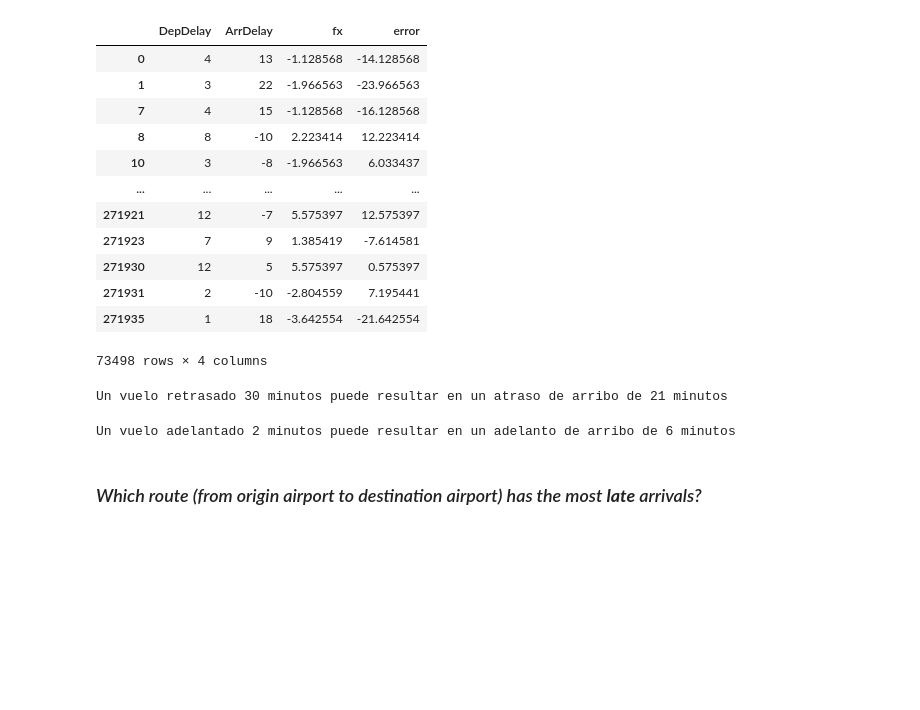
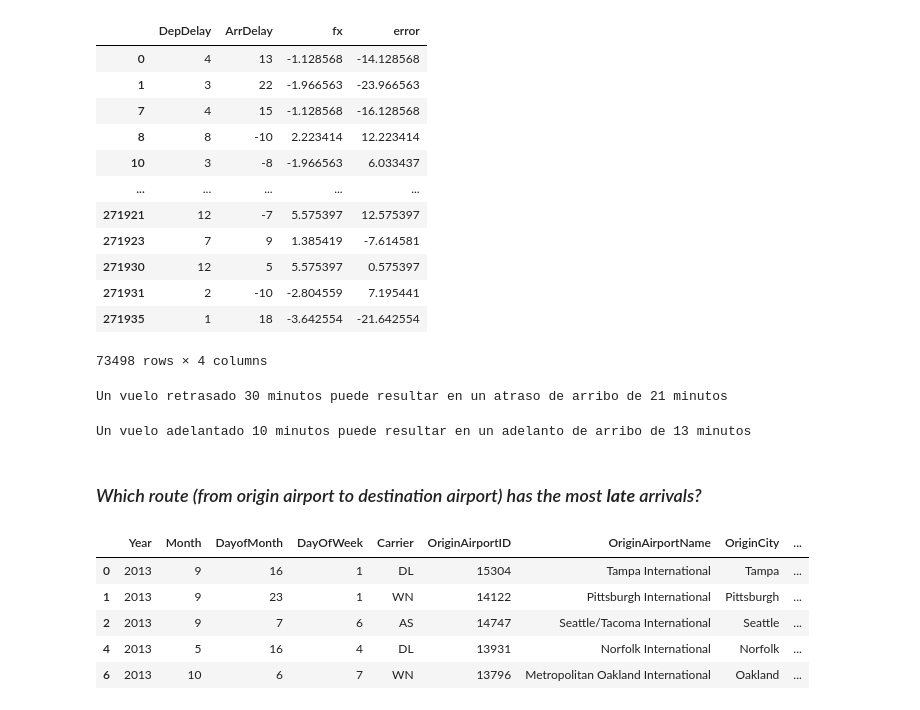
Before and after one commit to PhiofS/ms-dscience, a Jupyter notebook: exploracion-analisis-datos/flight-challenge.ipynb, the cells around one changed output. Saved outputs shown, nothing was run; the diff lists cells and outputs as text; code cells hidden in the pictures; blank space fills up the shorter version.

```diff
--- a/exploracion-analisis-datos/flight-challenge.ipynb
+++ b/exploracion-analisis-datos/flight-challenge.ipynb
@@ -498,7 +498,7 @@ def f(x):
     return m*x + b
 
 # adelanto min solo se puede definir negativo
-adelanto_min = -2
+adelanto_min = -10
 
 # Retraso en fz
 prediction = f(adelanto_min)
@@ -507,6 +507,15 @@ expected_adelanto = prediction
 #Print the estimated grade
 print ('Un vuelo adelantado {} minutos puede resultar en un adelanto de arribo de {:.0f} minutos'.format(adelanto_min*-1, expected_adelanto*-1))
 # %% [output]
-Un vuelo adelantado 2 minutos puede resultar en un adelanto de arribo de 6 minutos
+Un vuelo adelantado 10 minutos puede resultar en un adelanto de arribo de 13 minutos
 # %% [markdown]
 ### *Which route (from origin airport to destination airport) has the most **late** arrivals?*
+# %%
+df_dd.head()
+# %% [output]
+|  | Year | Month | DayofMonth | DayOfWeek | Carrier | OriginAirportID | OriginAirportName | OriginCity | ... |
+| 0 | 2013 | 9 | 16 | 1 | DL | 15304 | Tampa International | Tampa | ... |
+| 1 | 2013 | 9 | 23 | 1 | WN | 14122 | Pittsburgh International | Pittsburgh | ... |
+| 2 | 2013 | 9 | 7 | 6 | AS | 14747 | Seattle/Tacoma International | Seattle | ... |
+| 4 | 2013 | 5 | 16 | 4 | DL | 13931 | Norfolk International | Norfolk | ... |
+| 6 | 2013 | 10 | 6 | 7 | WN | 13796 | Metropolitan Oakland International | Oakland | ... |
```
Also changed, not shown: parts of 5 cells of this notebook.
